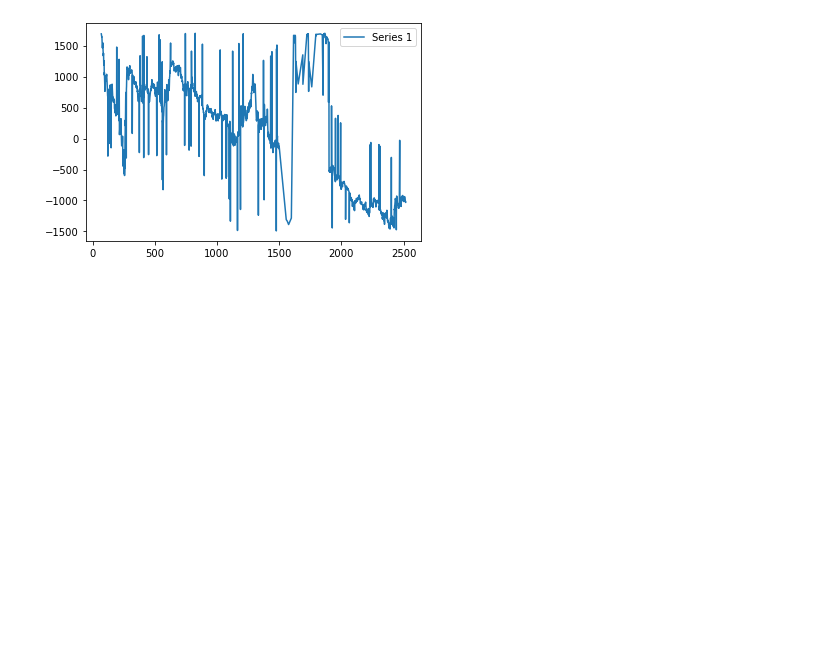
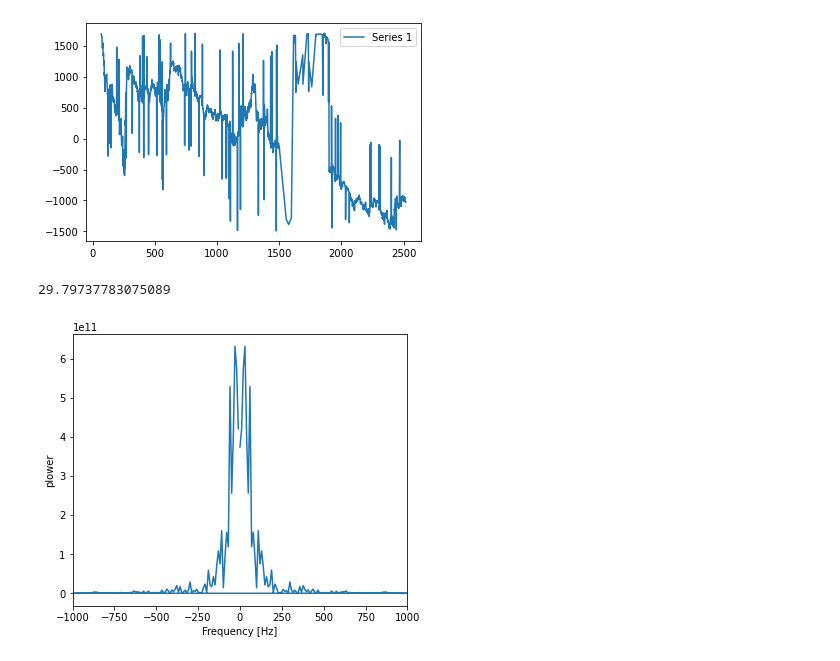
Before and after one commit to sytan98/Algothon-Yag, a Jupyter notebook: DataCleaning.ipynb, the cells around one changed output. Cells and saved outputs as stored; diff of their text form; code cells hidden in the pictures; blank space fills up the shorter version.

```diff
--- a/DataCleaning.ipynb
+++ b/DataCleaning.ipynb
@@ -98,4 +98,29 @@ import numpy as np
 from scipy import fftpack
 from matplotlib import pyplot as plt
 # %%
-sig_fft = fftpack.fft(df2["Series 1"].to_list())
+outliers_removed = df2["Series 1"].to_list()
+# %%
+time_step = 1.0 / 25000.0
+sig_fft = fftpack.fft(outliers_removed)
+power = np.abs(sig_fft)**2
+
+# The corresponding frequencies
+sample_freq = fftpack.fftfreq(len(outliers_removed), d=time_step)
+
+# Plot the FFT power
+plt.figure(figsize=(6, 5))
+plt.plot(sample_freq, power)
+plt.xlabel('Frequency [Hz]')
+plt.ylabel('plower')
+plt.xlim([-1000,1000])
+# Find the peak frequency: we can focus on only the positive frequencies
+pos_mask = np.where(sample_freq > 0)
+freqs = sample_freq[pos_mask]
+peak_freq = freqs[power[pos_mask].argmax()]
+print(peak_freq)
+
+# scipy.signal.find_peaks_cwt can also be used for more advanced
+# peak detection
+# %% [output]
+29.79737783075089
+[figure, added]
```
Also changed, not shown: parts of 10 cells of this notebook, 1 other file.
